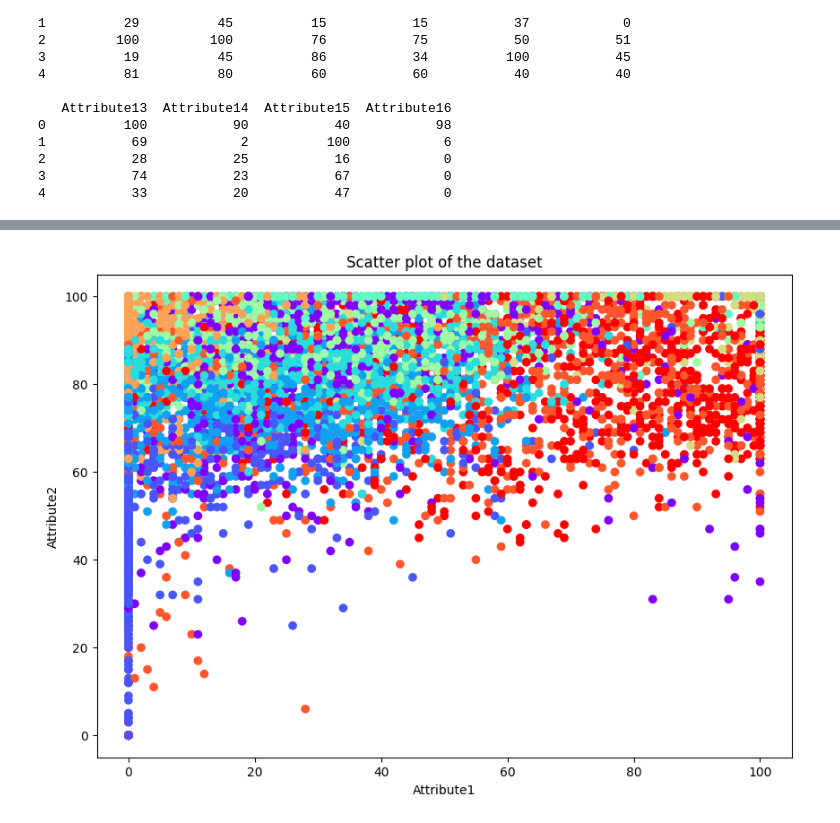
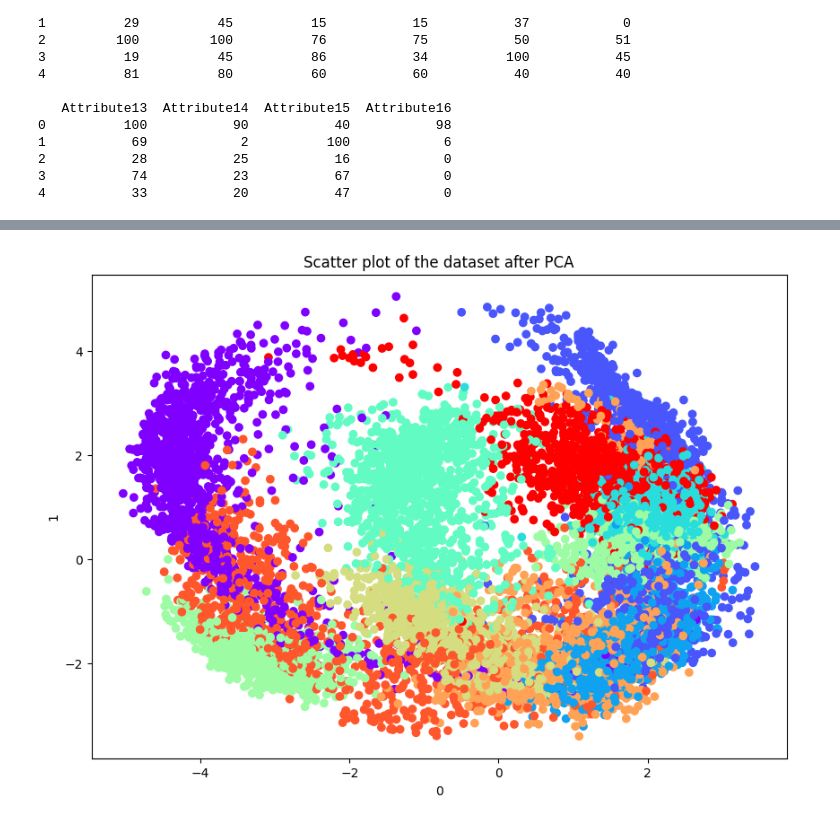
Before and after one commit to SantoQT/Miniproject, a Jupyter notebook: Model/K-Means/4_digits.ipynb, the cells around one changed output, grey strips where cells are left out. Cells and saved outputs as stored; diff of their text form; code cells hidden in the pictures.

```diff
--- a/Model/K-Means/4_digits.ipynb
+++ b/Model/K-Means/4_digits.ipynb
@@ -26,6 +26,8 @@ logging.basicConfig(level=logging.DEBUG)
 dataset = fetch_ucirepo(id=DATASET_ID)
 
 df = pd.DataFrame(dataset.data.features)
+
+pca = PCA(n_components=8)
 
 label_encoder = LabelEncoder()
 
@@ -41,6 +43,8 @@ labels = df['class']
 
 df = df.drop(columns=['class'])
 
+data = pca.fit_transform(data)
+
 
 
 data_train, data_test, label_train, label_test = train_test_split(data, labels, test_size=DATASPLIT, random_state=RANDOM_SEED)
@@ -128,10 +132,11 @@ DEBUG:matplotlib.colorbar:locator: <matplotlib.ticker.AutoLocator object at 0x..
 # %%
-
+df = pd.DataFrame(data)
+df['class'] = label_encoder.inverse_transform(labels)
 plt.figure(figsize=(10, 7))
-plt.scatter(df.iloc[:, 0], df.iloc[:, 1], c=labels, cmap='rainbow')
+plt.scatter(df.iloc[:, 0], df.iloc[:, 1], c=df['class'], cmap='rainbow')
 plt.xlabel(df.columns[0])
 plt.ylabel(df.columns[1])
-plt.title("Scatter plot of the dataset")
+plt.title("Scatter plot of the dataset after PCA")
 plt.show()
 # %% [output]
-[figure, old version]
+[figure, new version]
```
Also changed, not shown: parts of 3 cells of this notebook, 3 other files.
